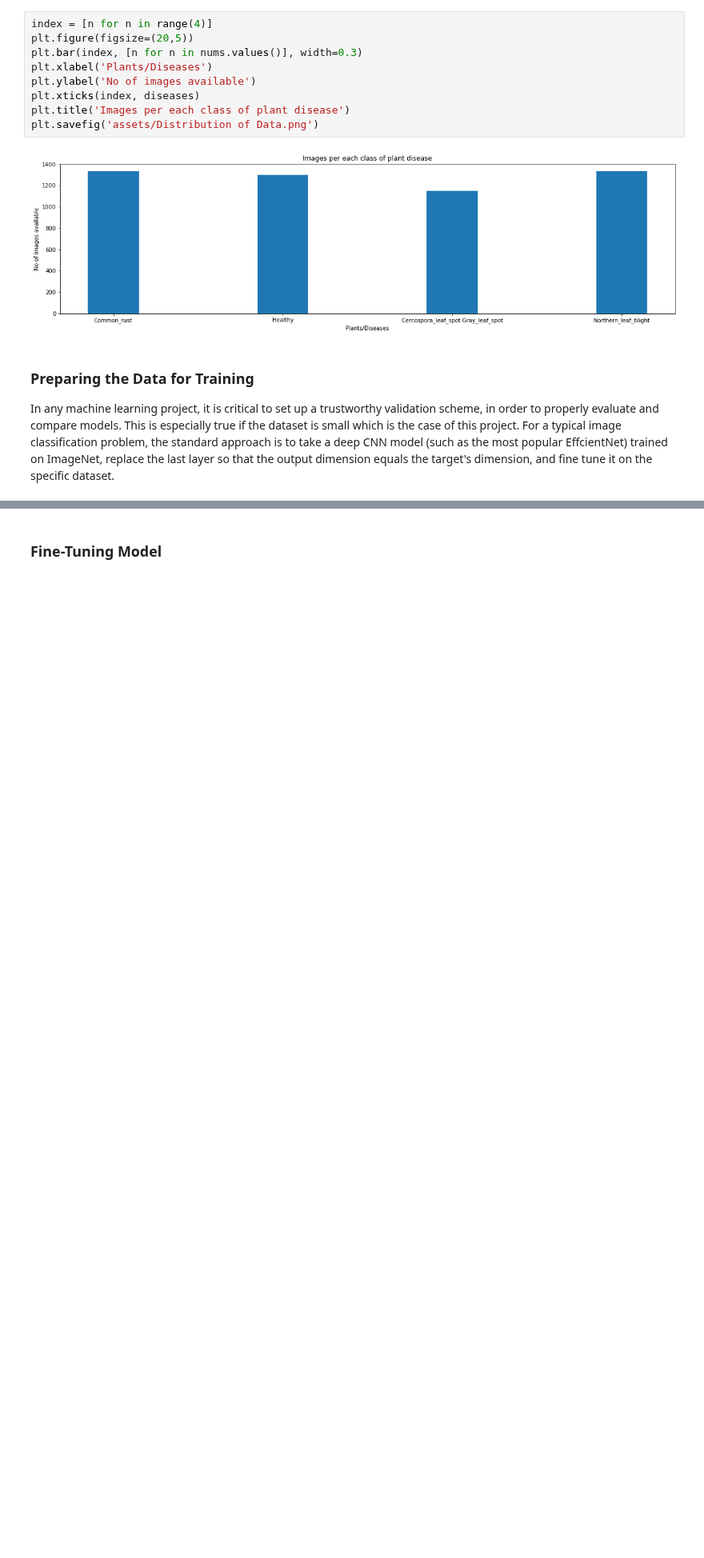
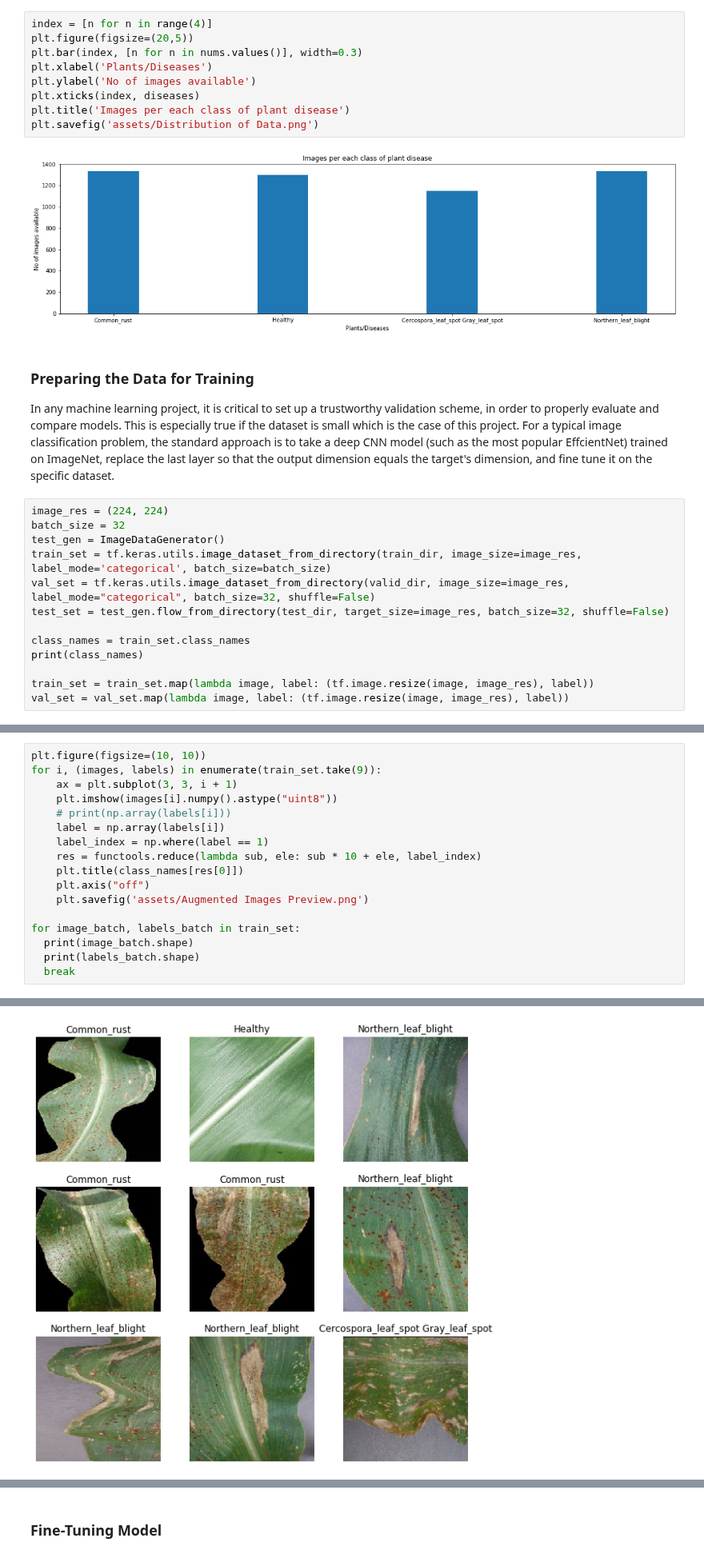
Before and after one commit to roidsaja/corn-classification, a Jupyter notebook: model.ipynb, the cells around one changed output, grey strips where cells are left out. Shown at 80% size. Cells and saved outputs as stored; diff of their text form; blank space fills up the shorter version.

```diff
--- a/model.ipynb
+++ b/model.ipynb
@@ -131,3 +129,16 @@ plt.savefig('assets/Distribution of Data.png')
 ### Preparing the Data for Training
 
 In any machine learning project, it is critical to set up a trustworthy validation scheme, in order to properly evaluate and compare models. This is especially true if the dataset is small which is the case of this project. For a typical image classification problem, the standard approach is to take a deep CNN model (such as the most popular EffcientNet) trained on ImageNet, replace the last layer so that the output dimension equals the target's dimension, and fine tune it on the specific dataset.
+# %%
+image_res = (224, 224)
+batch_size = 32
+test_gen = ImageDataGenerator()
+train_set = tf.keras.utils.image_dataset_from_directory(train_dir, image_size=image_res, label_mode='categorical', batch_size=batch_size)
+val_set = tf.keras.utils.image_dataset_from_directory(valid_dir, image_size=image_res, label_mode="categorical", batch_size=32, shuffle=False)
+test_set = test_gen.flow_from_directory(test_dir, target_size=image_res, batch_size=32, shuffle=False)
+
+class_names = train_set.class_names
+print(class_names)
+
+train_set = train_set.map(lambda image, label: (tf.image.resize(image, image_res), label))
+val_set = val_set.map(lambda image, label: (tf.image.resize(image, image_res), label))
@@ -133,0 +161,18 @@ In any machine learning project, it is critical to set up a trustworthy validati
+# %%
+plt.figure(figsize=(10, 10))
+for i, (images, labels) in enumerate(train_set.take(9)):
+    ax = plt.subplot(3, 3, i + 1)
+    plt.imshow(images[i].numpy().astype("uint8"))
+    # print(np.array(labels[i]))
+    label = np.array(labels[i])
+    label_index = np.where(label == 1)
+    res = functools.reduce(lambda sub, ele: sub * 10 + ele, label_index)
+    plt.title(class_names[res[0]])
+    plt.axis("off")
+    plt.savefig('assets/Augmented Images Preview.png')
+
+for image_batch, labels_batch in train_set:
+  print(image_batch.shape)
+  print(labels_batch.shape)
+  break
+# %% [output]
@@ -134 +181,2 @@ In any machine learning project, it is critical to set up a trustworthy validati
+[figure, added]
 # %%
```
Also changed, not shown: parts of 24 cells of this notebook, 10 other files.
